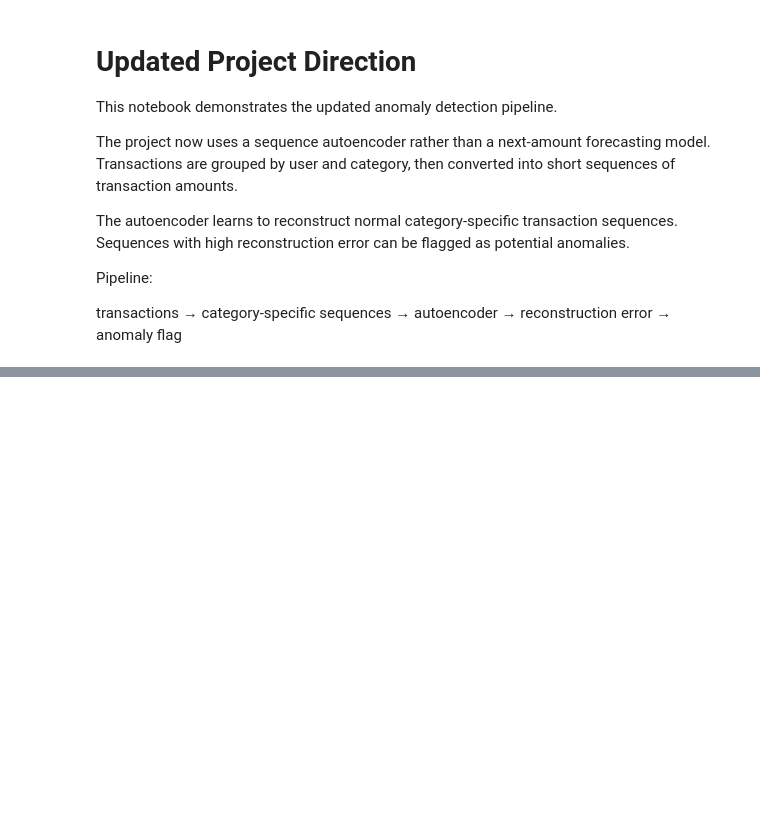
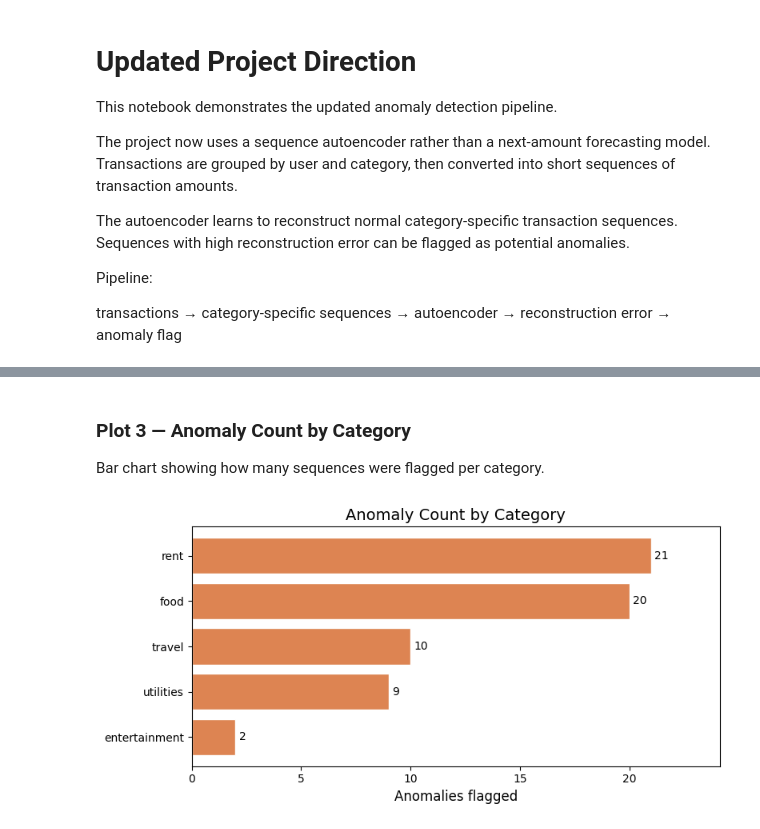
Before and after one commit to sraghbav/freelance-finance-dl, a Jupyter notebook: notebooks/data_demo.ipynb, the cells around one changed output, grey strips where cells are left out. Drawn from its saved outputs; the diff is of its cells as text; code cells hidden in the pictures; blank space fills up the shorter version.

```diff
--- a/notebooks/data_demo.ipynb
+++ b/notebooks/data_demo.ipynb
@@ -158,0 +328,22 @@ transactions → category-specific sequences → autoencoder → reconstruction
+# %% [markdown]
+### Plot 3 — Anomaly Count by Category
+
+Bar chart showing how many sequences were flagged per category.
+# %%
+anomaly_counts = (
+    results_df[results_df["is_anomaly"]]
+    .groupby("category")
+    .size()
+    .sort_values(ascending=True)
+)
+
+fig, ax = plt.subplots(figsize=(8, 4))
+bars = ax.barh(anomaly_counts.index, anomaly_counts.values, color="#DD8452", edgecolor="white")
+ax.bar_label(bars, padding=3, fontsize=10)
+ax.set_xlabel("Anomalies flagged", fontsize=12)
+ax.set_title("Anomaly Count by Category", fontsize=14)
+ax.set_xlim(0, anomaly_counts.max() * 1.15)
+plt.tight_layout()
+plt.show()
+# %% [output]
+[figure, added]
```
Also changed, not shown: parts of 11 cells of this notebook, 6 other files.
